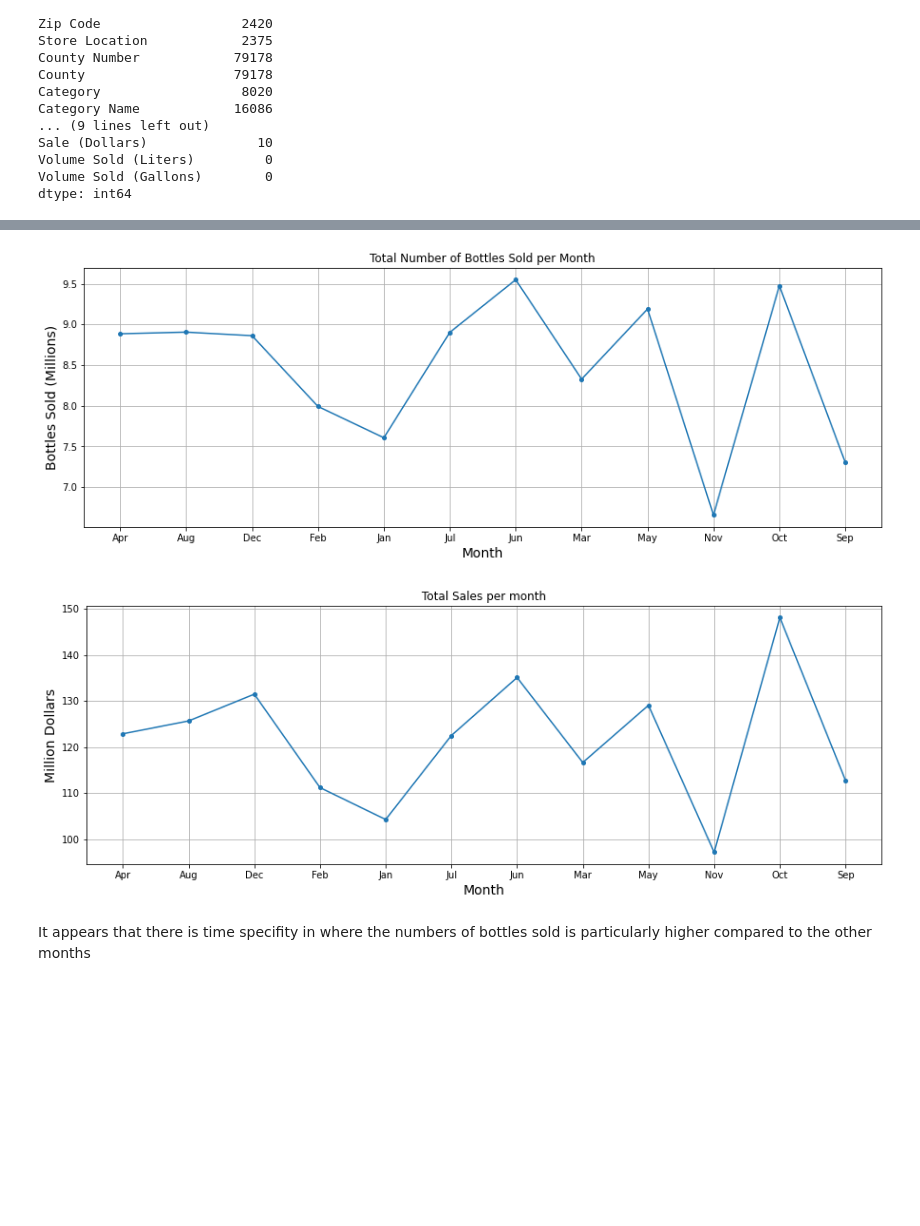
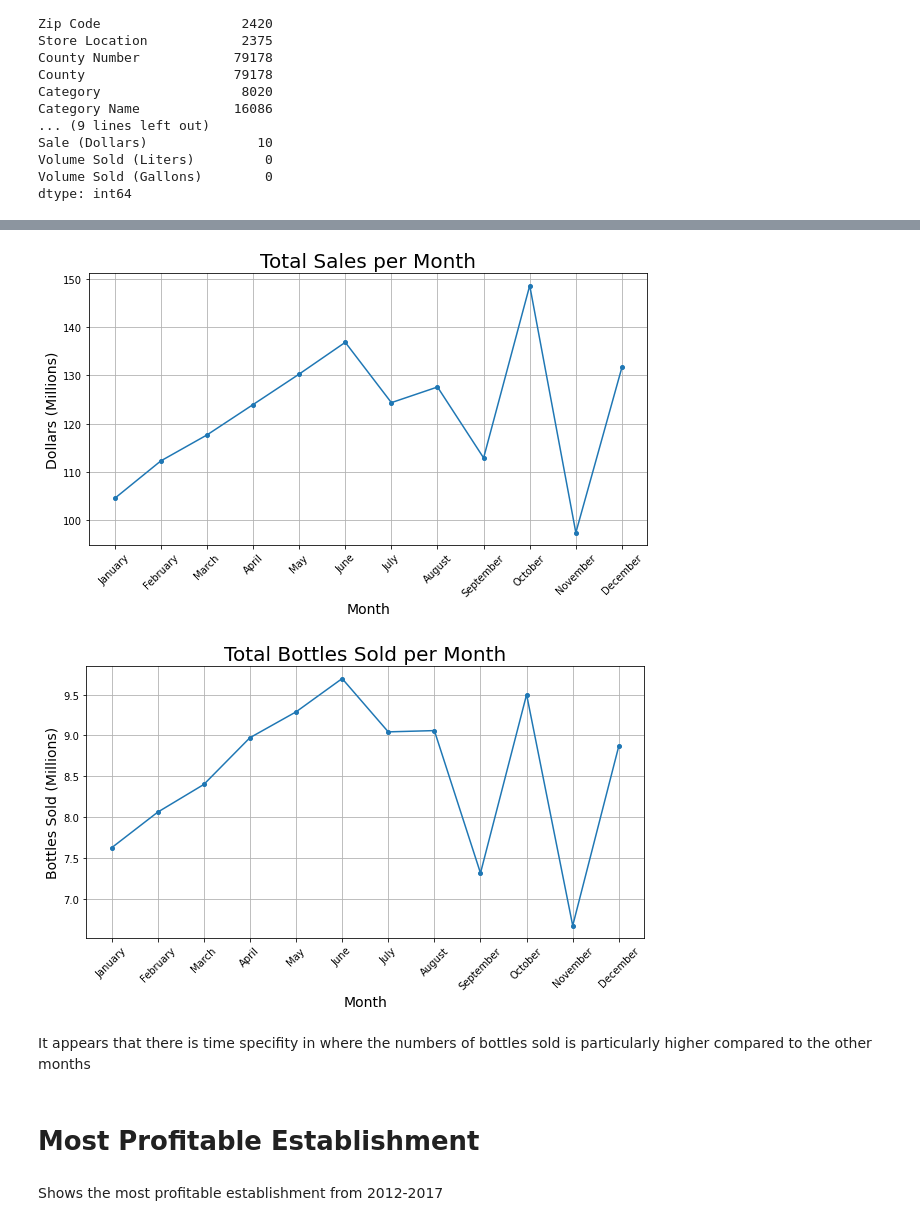
Before and after one commit to aronnicksnts/kaggle-projects, a Jupyter notebook: Iowa Liquor Sales/Iowa Liquor Sales Report.ipynb, the cells around one changed output, grey strips where cells are left out. Cells and saved outputs as stored; diff of their text form; code cells hidden in the pictures; blank space fills up the shorter version.

Commit message:
Data Visualization

```diff
--- a/Iowa Liquor Sales/Iowa Liquor Sales Report.ipynb
+++ b/Iowa Liquor Sales/Iowa Liquor Sales Report.ipynb
@@ -37,5 +37,6 @@ Volume Sold (Liters)         0
 Volume Sold (Gallons)        0
 dtype: int64
 # %%
-#Removal of data with null
-# df = df.dropna()
+#Filling of null values
+df = df.fillna(0)
+df.head()
@@ -121,6 +132,15 @@ createLinePlt(YearSold, 'Year', 'Sale (Millions)', title='Total Sales per year',
 # %%
 MonthSold = df
-MonthSold['Month'] = df['Date'].dt.strftime('%b')
-MonthSold = MonthSold.groupby(['Month'])[['Bottle Volume (ml)', 'State Bottle Cost','State Bottle Retail',
+dateData = pd.DataFrame(df['Date'].dt.strftime('%m:%B'))
+dateData = dateData['Date'].str.split(':', n = 1, expand=True)
+MonthSold['MonthNum'] = dateData[0]
+MonthSold['MonthName'] = dateData[1]
+MonthSold = MonthSold.groupby(['MonthNum', 'MonthName'])[['Bottle Volume (ml)', 'State Bottle Cost','State Bottle Retail',
                   'Bottles Sold','Sale (Dollars)','Volume Sold (Liters)','Volume Sold (Gallons)']].agg('sum').reset_index()
-MonthSold
+del dateData
+
+#Conversion to Millions
+MonthSold['Bottles Sold (Millions)'] = MonthSold['Bottles Sold'].div(1000000)
+MonthSold['Sale (Millions)'] = MonthSold['Sale (Dollars)'].div(1000000)
+MonthSold.drop(columns=['Bottles Sold'], inplace = True)
+MonthSold.drop(columns=['Sale (Dollars)'], inplace = True)
@@ -147,12 +147,30 @@ MonthSold.drop(columns=['Sale (Dollars)'], inplace = True)
 # %%
-createLinePlt(MonthSold, 'Month', 'Bottles Sold (Millions)', title='Total Number of Bottles Sold per Month',
-          xlabel = 'Month', ylabel = 'Bottles Sold (Millions)', figsize=(15,5))
+fig, ax = plt.subplots(figsize=(10,5))
+ax.plot(MonthSold['MonthNum'], MonthSold['Sale (Millions)'], marker='o', markersize = 4)
+ax.set_title('Total Sales per Month', fontsize=20)
+plt.xticks(ticks=MonthSold['MonthNum'], labels=MonthSold['MonthName'], rotation=45)
+ax.set_xlabel('Month', fontsize=14)
+ax.set_ylabel('Dollars (Millions)', fontsize=14)
+ax.grid(True)
+plt.savefig('Images\\TotalSalesMonth.jpg', dpi= 300)
+plt.show()
 # %% [output]
-[figure, old version]
+[figure, new version]
 # %%
-createLinePlt(MonthSold, 'Month', 'Sale (Millions)', title='Total Sales per month',
-          xlabel = 'Month', ylabel = 'Million Dollars', figsize=(15,5))
+fig, ax = plt.subplots(figsize=(10,5))
+ax.plot(MonthSold['MonthNum'], MonthSold['Bottles Sold (Millions)'], marker='o', markersize = 4)
+ax.set_title('Total Bottles Sold per Month', fontsize=20)
+plt.xticks(ticks=MonthSold['MonthNum'], labels=MonthSold['MonthName'], rotation=45)
+ax.set_xlabel('Month', fontsize=14)
+ax.set_ylabel('Bottles Sold (Millions)', fontsize=14)
+ax.grid(True)
+plt.savefig('Images\\TotalBottlesMonth.jpg', dpi=300)
+plt.show()
 # %% [output]
-[figure, old version]
+[figure, new version]
 # %% [markdown]
 It appears that there is time specifity in where the numbers of bottles sold is particularly higher compared to the other months
+# %% [markdown]
+# Most Profitable Establishment
+# %% [markdown]
+Shows the most profitable establishment from 2012-2017
```
Also changed, not shown: parts of 21 cells of this notebook, 8 other files.
